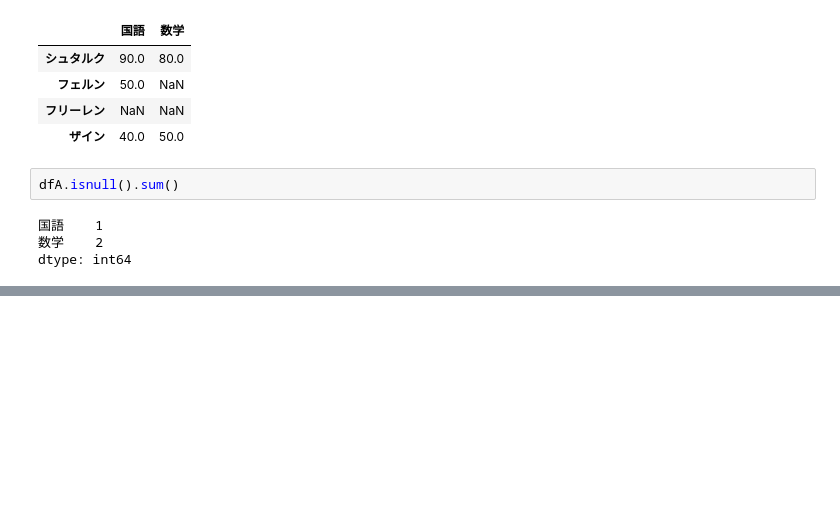
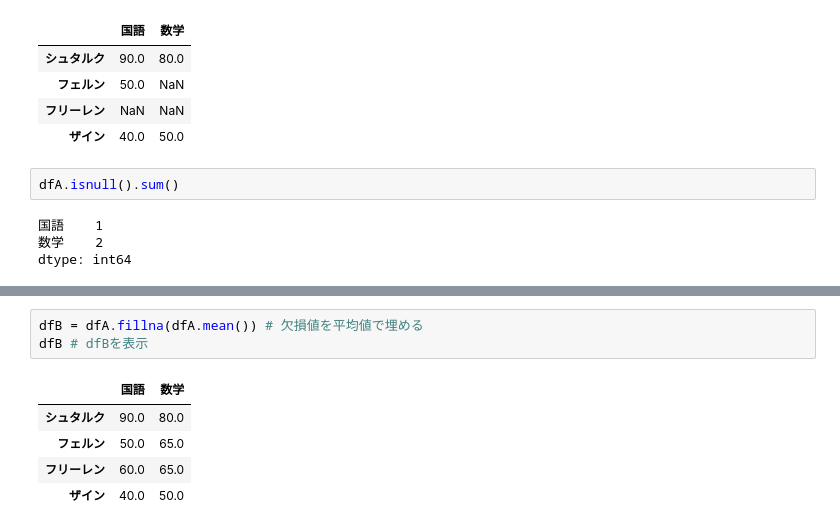
Before and after one commit to kaomatsu8888/data-analytics, a Jupyter notebook: test.ipynb, the cells around one changed output, grey strips where cells are left out. Cells and saved outputs as stored; diff of their text form; blank space fills up the shorter version.

```diff
--- a/test.ipynb
+++ b/test.ipynb
@@ -274,0 +290,9 @@ dtype: int64
+# %%
+dfB = dfA.fillna(dfA.mean()) # 欠損値を平均値で埋める
+dfB # dfBを表示
+# %% [output]
+|  | 国語 | 数学 |
+| シュタルク | 90.0 | 80.0 |
+| フェルン | 50.0 | 65.0 |
+| フリーレン | 60.0 | 65.0 |
+| ザイン | 40.0 | 50.0 |
```
Also changed, not shown: parts of 17 cells of this notebook.
